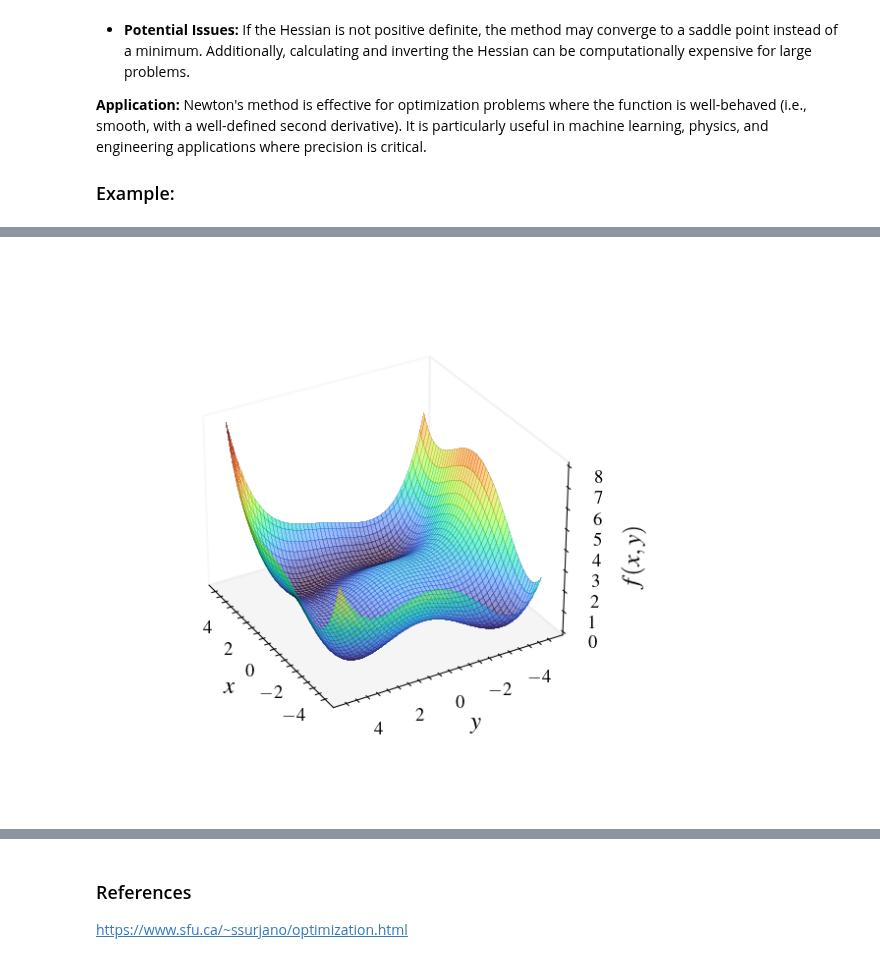
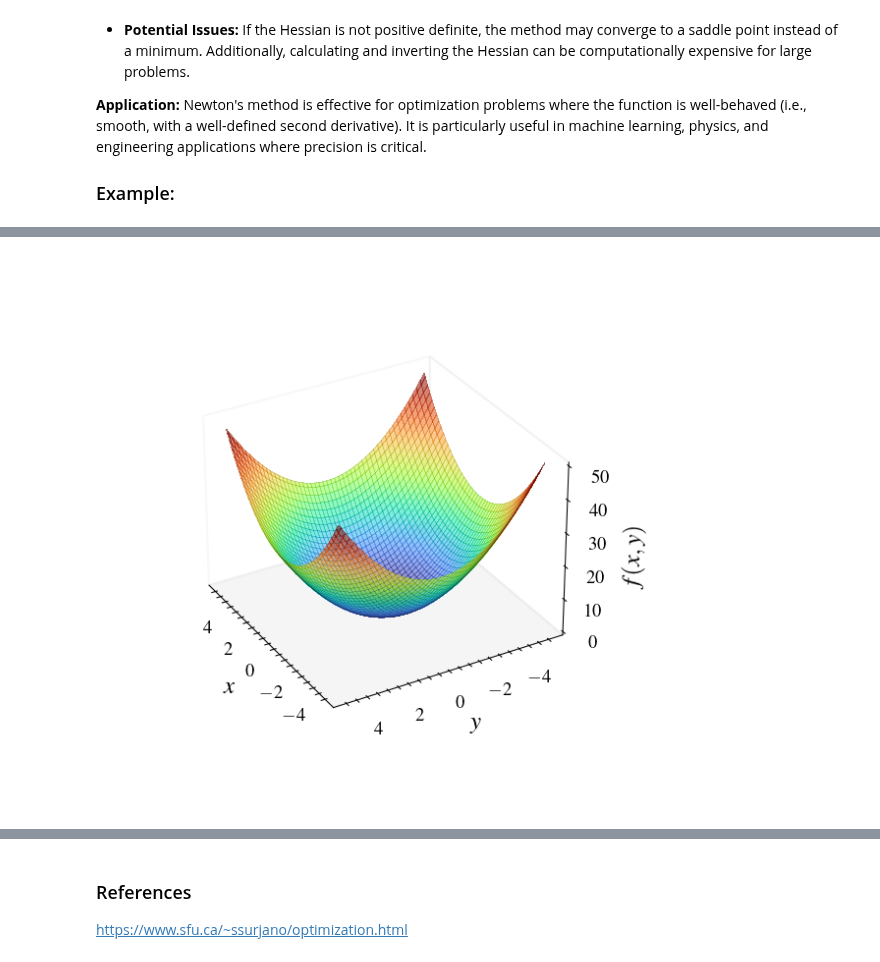
Before and after one commit to edsonportosilva/AdaptiveSignalProcessing, a Jupyter notebook: notebooks/2. Introduction to adaptive filtering.ipynb, the cells around one changed output, grey strips where cells are left out. Cells and saved outputs as stored; diff of their text form; code cells hidden in the pictures.

```diff
--- a/notebooks/2. Introduction to adaptive filtering.ipynb
+++ b/notebooks/2. Introduction to adaptive filtering.ipynb
@@ -77,9 +77,9 @@ Newton's method is effective for optimization problems where the function is wel
 x, u = sp.symbols('x, Δx', real=True)
 
 # Objective function
-#f = 0.8*x**4 -x**3 - 4*x**2 + 10*x + 25
+f = 0.8*x**4 -x**3 - 4*x**2 + 10*x + 25
 
-f = 4*x**2 + 10*x + 25
+#f = 4*x**2 + 10*x + 25
 
 symdisp('f(x) = ', f)
 
@@ -102,7 +102,7 @@ plt.plot(domain, y,'--g', linewidth=1.5, label='$f(x)$')
 # Find extreme points of f(x) using Newton's method
 
 # Parameters
-μ = 1                 # step size
+μ = 0.1               # step size
 x0 = 3.8              # initial guess
 max_iterations = 50   # maximum number of iterations
 tol = 1e-4            # absolute tolerance
@@ -174,37 +177,37 @@ def hessian(f):
 
 # Objective function
 #f = (4*x**2 + 10*x + 25) + (0.2*y**4 -0.7*y**3 - 4*y**2 + 10*y + 25) + 0.1*x*y
-f = ((x**2 + y - 11)**2 + (y**2 + x - 7)**2)/100
-#f = x**2 + y**2
+#f = ((x**2 + y - 11)**2 + (y**2 + x - 7)**2)/100
+f = x**2 + y**2
 
 f_lamb = sp.lambdify((x, y), f)
 domain = np.arange(-5, 5, 0.1)
 x_domain, y_domain = np.meshgrid(domain, domain)
 
 z = f_lamb(x_domain, y_domain)
 
 fig = plt.figure(figsize=(4, 4))
 ax = plt.axes(projection='3d')
 
 # Plot the surface.
 ax.plot_surface(x_domain, y_domain, z, cmap=cm.turbo, alpha=0.55, linewidth=0.05, antialiased=False)
 
 # Make panes transparent
 ax.xaxis.pane.fill = False # Left pane
 ax.yaxis.pane.fill = False # Right pane
 
 wire = ax.plot_wireframe(x_domain, y_domain, z, color='k', linewidth=0.05)
 fig.tight_layout()
 ax.grid(False)
 
 ax.view_init(elev=30, azim=150)
 ax.set_xlabel('$x$')
 ax.set_ylabel('$y$')
 ax.set_zlabel('$f(x,y)$')
 ax.set_box_aspect(aspect=None, zoom=0.75)
 plt.show()
 # %% [output]
-[figure, old version]
+[figure, new version]
 # %%
 fig = plt.figure(figsize=(4, 4))
 ax = plt.axes(projection='3d')
```
Also changed, not shown: parts of 9 cells of this notebook.
